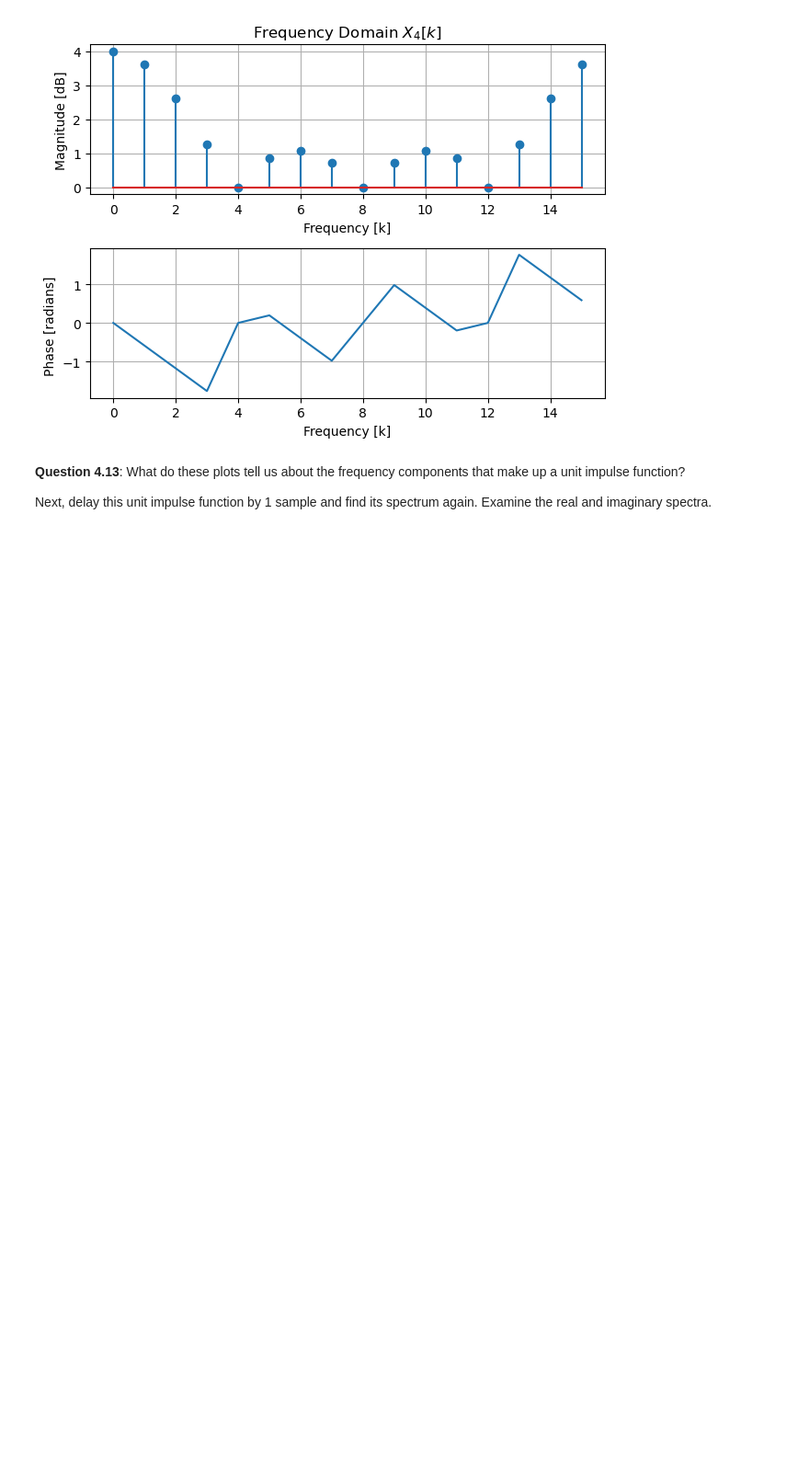
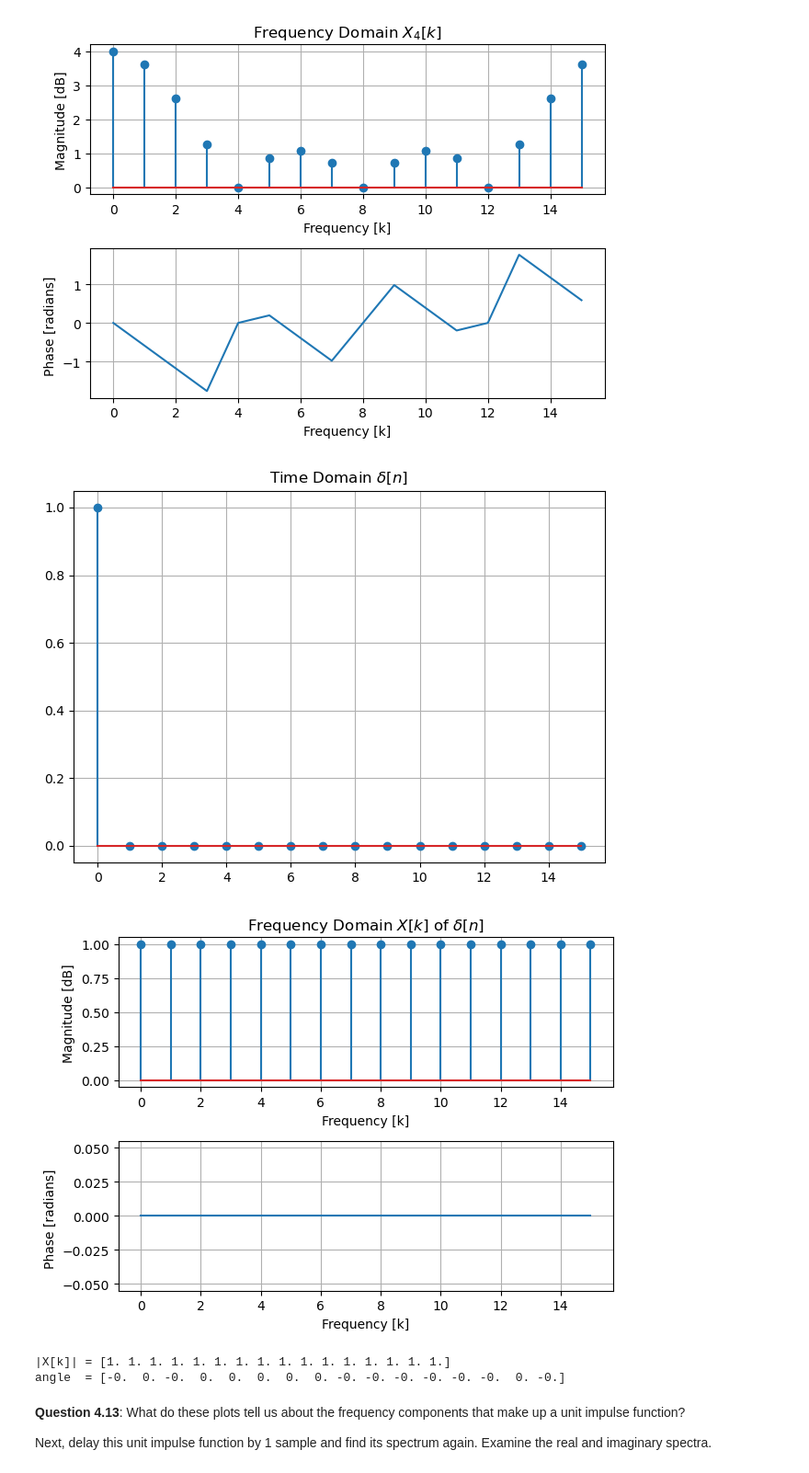
Before and after one commit to LH-and-FPGA/sap-EE2-SS-LAB, a Jupyter notebook: EX4 - Fourier.ipynb, the cells around one changed output. Shown at 92% size. Saved outputs shown, nothing was run; the diff lists cells and outputs as text; code cells hidden in the pictures; blank space fills up the shorter version.

```diff
--- a/EX4 - Fourier.ipynb
+++ b/EX4 - Fourier.ipynb
@@ -503,6 +503,25 @@ plt.show()
 # %% [output]
 [figure]
 [figure]
+# %%
+# Limiting case: unit impulse (one '1' followed by 15 zeros)
+unit_impulse = np.zeros(16)
+unit_impulse[0] = 1   # delta[n]
+
+plot_signal(unit_impulse, title=r'Time Domain $\delta[n]$', func='stem')
+plt.show()
+
+X_imp = fft(unit_impulse)
+plot_spec(X_imp, title=r'Frequency Domain $X[k]$ of $\delta[n]$', func='stem')
+plt.show()
+
+print('|X[k]| =', np.round(np.abs(X_imp), 3))
+print('angle  =', np.round(np.angle(X_imp), 3))
+# %% [output]
+[figure, added]
+[figure, added]
+|X[k]| = [1. 1. 1. 1. 1. 1. 1. 1. 1. 1. 1. 1. 1. 1. 1. 1.]
+angle  = [-0.  0. -0.  0.  0.  0.  0.  0. -0. -0. -0. -0. -0. -0.  0. -0.]
 # %% [markdown]
 **Question 4.13**: What do these plots tell us about the frequency components that make up a unit impulse function?
 
```
Also changed, not shown: parts of 3 cells of this notebook.
